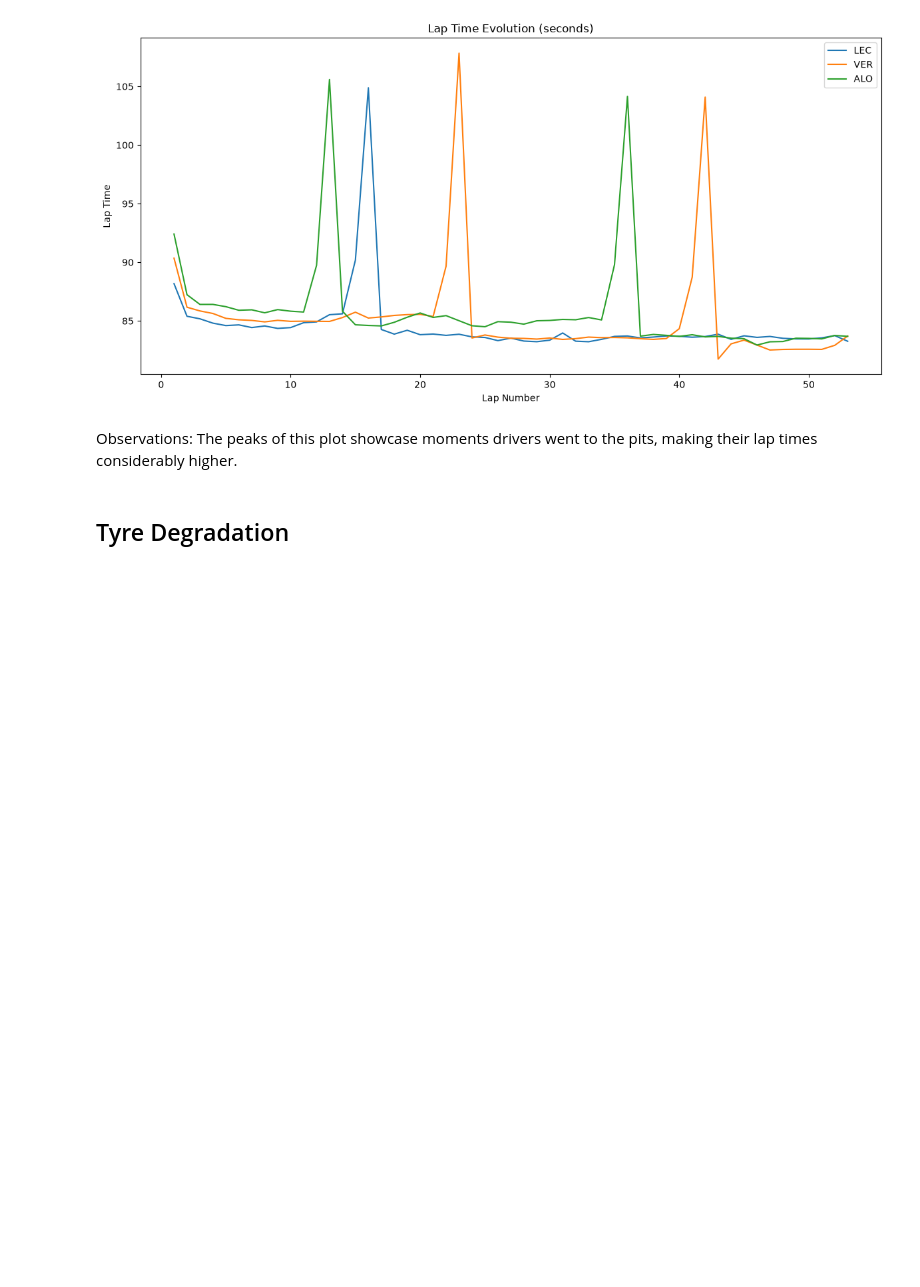
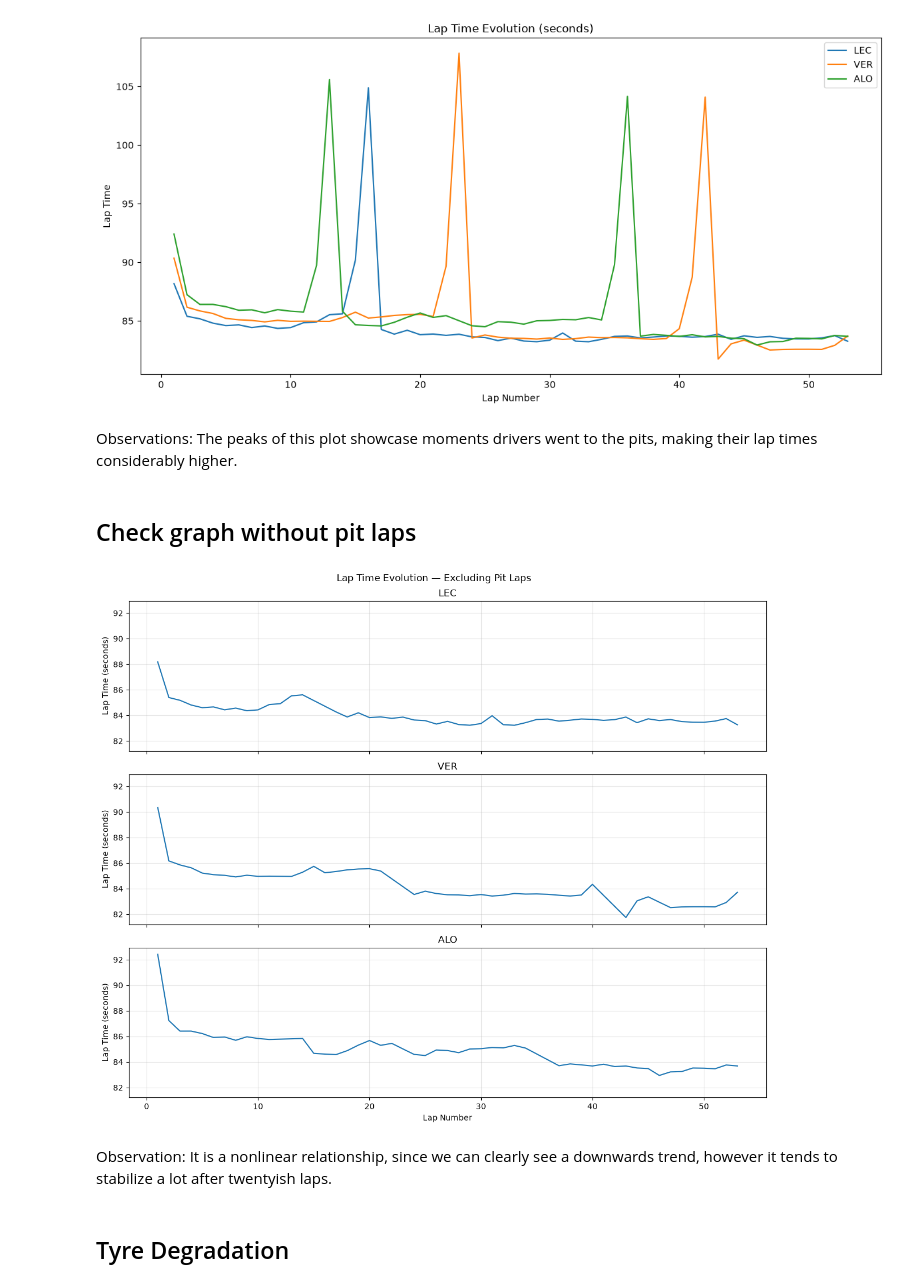
Before and after one commit to jarimbafrancisco-arch/F1-Lap-Time-Prediction, a Jupyter notebook: notebooks/02_EDA.ipynb, the cells around one changed output. Cells and saved outputs as stored; diff of their text form; code cells hidden in the pictures; blank space fills up the shorter version.

```diff
--- a/notebooks/02_EDA.ipynb
+++ b/notebooks/02_EDA.ipynb
@@ -327,6 +327,41 @@ plt.show()
 # %% [markdown]
 Observations:
 The peaks of this plot showcase moments drivers went to the pits, making their lap times considerably higher.
+# %% [markdown]
+## Check graph without pit laps
+# %%
+drivers = ["LEC", "VER", "ALO"]
+
+fig, axes = plt.subplots(
+    3, 1, figsize=(12, 10),
+    sharex=True, sharey=True
+)
+
+for driver, ax in zip(drivers, axes):
+    driver_laps = race_laps[
+        (race_laps["Driver"] == driver)
+        & race_laps["PitInTime"].isna()
+        & race_laps["PitOutTime"].isna()
+    ].sort_values("LapNumber")
+
+    ax.plot(
+        driver_laps["LapNumber"],
+        driver_laps["LapTimeSeconds"]
+    )
+
+    ax.set_title(driver)
+    ax.set_ylabel("Lap Time (seconds)")
+    ax.grid(alpha=0.3)
+
+axes[-1].set_xlabel("Lap Number")
+fig.suptitle("Lap Time Evolution — Excluding Pit Laps")
+plt.tight_layout()
+plt.show()
+# %% [output]
+[figure, added]
+# %% [markdown]
+Observation:
+It is a nonlinear relationship, since we can clearly see a downwards trend, however it tends to stabilize a lot after twentyish laps.
 # %% [markdown]
 ## Tyre Degradation
 # %%
```
Also changed, not shown: parts of 8 cells of this notebook.
